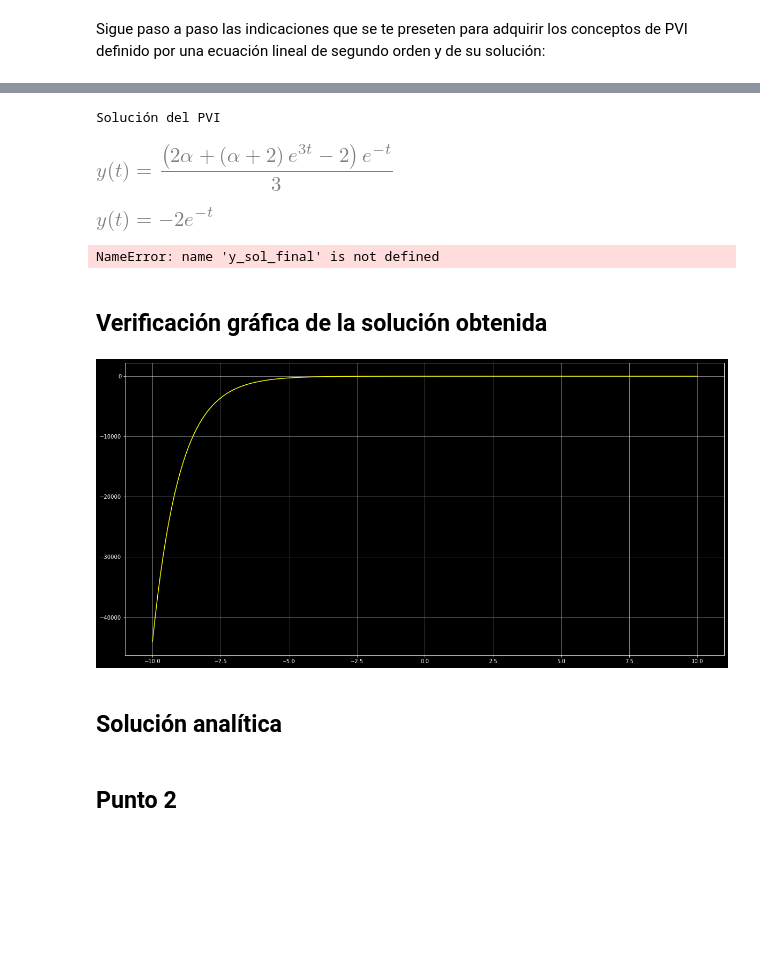
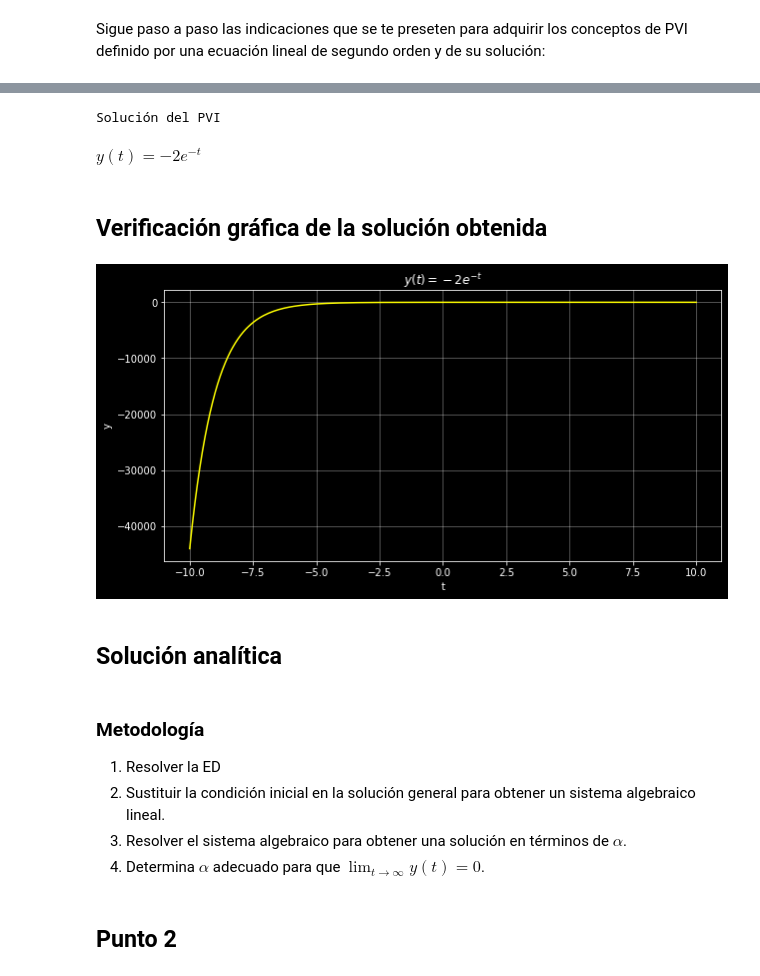
Before and after one commit to marco-canas/edo, a Jupyter notebook: banco_ejemplos/ejer_sec_3.1/determinacion_alpha_para_y_tienda_a_cero.ipynb, the cells around one changed output, grey strips where cells are left out. Drawn from its saved outputs; the diff is of its cells as text; code cells hidden in the pictures; blank space fills up the shorter version.

```diff
--- a/banco_ejemplos/ejer_sec_3.1/determinacion_alpha_para_y_tienda_a_cero.ipynb
+++ b/banco_ejemplos/ejer_sec_3.1/determinacion_alpha_para_y_tienda_a_cero.ipynb
@@ -51,0 +127,3 @@ Solución general de la EDO
+# %%
+y_sol_gen_derecha = funcion_y_sol.rhs     # take only right hand side
+y_sol_gen_derecha
@@ -52,7 +138,7 @@ Solución general de la EDO
 # %%
 # Initial conditions:
-condi_1 = Eq(y_sol_gen.subs(t, 0), alpha)  # y(0) = alpha
-condi_2 = Eq(y_sol_gen.diff(t).subs(t, 0), 2)  # y'(0) = 2
+condi_1 = Eq(y_sol_gen_derecha.subs(t, 0), alpha)  # y(0) = alpha
+condi_2 = Eq(y_sol_gen_derecha.diff(t).subs(t, 0), 2)  # y'(0) = 2
 display(condi_1)
 display(condi_2)
 # %% [output]
@@ -68,38 +154,44 @@ C1C2_sol
 # %%
 # Substitute back into solution:
-y_sol_pvi = simplify(y_sol_gen.subs(C1C2_sol))
+y_sol_pvi = simplify(y_sol_gen_derecha.subs(C1C2_sol))
 print("Solución del PVI")
-display(Eq(y(t), y_sol_pvi))
+display(Eq(y, y_sol_pvi))
 # %% [output]
 Solución del PVI
-[figure, removed]
+$\displaystyle y{\left(t \right)} = - 2 e^{- t}$
-# %%
-y_sol_final = y_sol_pvi.subs({alpha:-2})
-display(Eq(y(t), y_sol_final))
-# %% [output]
-[figure, removed]
 # %%
-y_sol_final_lambda = lambdify(t,y_sol_final)
+y_sol_pvi_lambda = lambdify(t, y_sol_pvi)
 # Convertimos la función de sympy en una función lambda de Python
-# %% [output]
-NameError: name 'y_sol_final' is not defined
 # %% [markdown]
 ## Verificación gráfica de la solución obtenida
 # %%
 import numpy as np
 import matplotlib.pyplot as plt
+
 plt.style.use('dark_background')
+
 t = np.linspace(-10,10,200)
-fig, ax = plt.subplots(figsize = (20,10))
-y_grafica = y_sol_final_lambdify(t)
+
+fig, ax = plt.subplots(figsize = (10,5))
+
+y_grafica = y_sol_pvi_lambda(t)
+
 ax.plot(t,y_grafica, color = 'yellow')
-ax.grid(True, alpha = 0.6)
+
+ax.grid(True, alpha = 0.4)
+ax.set(title = r'$y(t) = -2e^{-t}$', xlabel = 't', ylabel = 'y')
 
 plt.savefig('solPVI_alpha.png')
 # %% [output]
-[figure, old version]
+[figure, new version]
 # %% [markdown]
 ## Solución analítica
+# %% [markdown]
+### Metodología
+1. Resolver la ED
+2. Sustituir la condición inicial en la solución general para obtener un sistema algebraico lineal.
+3. Resolver el sistema algebraico para obtener una solución en términos de $\alpha$.
+4. Determina $\alpha$ adecuado para que $\lim_{t \to \infty} y(t) = 0$.
 # %% [markdown]
 ## Punto 2
 # %% [markdown]
```
Also changed, not shown: parts of 34 cells of this notebook, 1 other file.
